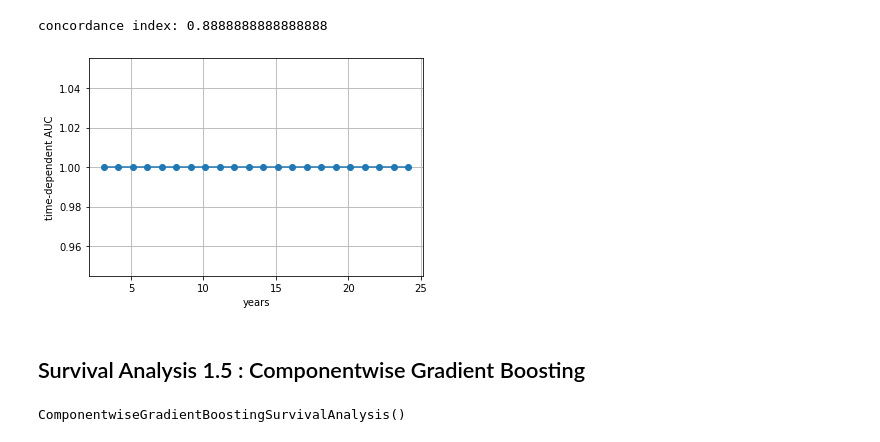
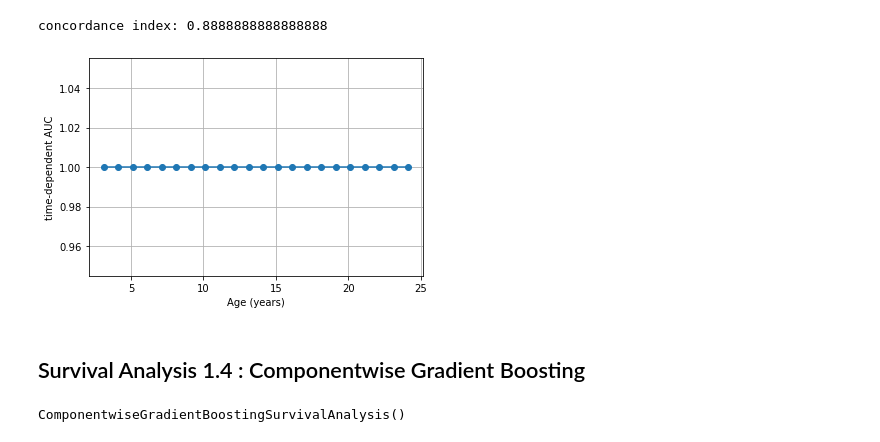
Before and after one commit to nishaalajmera/ML-for-Leigh-Syndrome, a Jupyter notebook: EDA.ipynb, the cells around one changed output. Cells and saved outputs as stored; diff of their text form; code cells hidden in the pictures.

```diff
--- a/EDA.ipynb
+++ b/EDA.ipynb
@@ -757,22 +785,21 @@ print("concordance index:", result[0])
 # %% [output]
 concordance index: 0.8888888888888888
 # %%
-
 from sksurv.metrics import cumulative_dynamic_auc
 
 years = np.arange(2.1232876712328768, 24.304109589041097)
 
 ipc_auc, ipc_mean_auc = cumulative_dynamic_auc(y_train, y_test, prediction, years)
 
 plt.plot(years, ipc_auc, marker="o")
 plt.axhline(ipc_mean_auc, linestyle="--")
-plt.xlabel("years")
+plt.xlabel("Age (years)")
 plt.ylabel("time-dependent AUC")
 plt.grid(True)
 # %% [output]
-[figure, old version]
+[figure, new version]
 # %% [markdown]
-## Survival Analysis 1.5 : Componentwise Gradient Boosting
+## Survival Analysis 1.4 : Componentwise Gradient Boosting
 # %%
 from sksurv.ensemble import ComponentwiseGradientBoostingSurvivalAnalysis
 cgb = ComponentwiseGradientBoostingSurvivalAnalysis(loss='coxph', learning_rate=0.1, n_estimators=100, subsample=1.0, dropout_rate=0, random_state=None, verbose=0)
```
Also changed, not shown: parts of 183 cells of this notebook, 10 other files.
